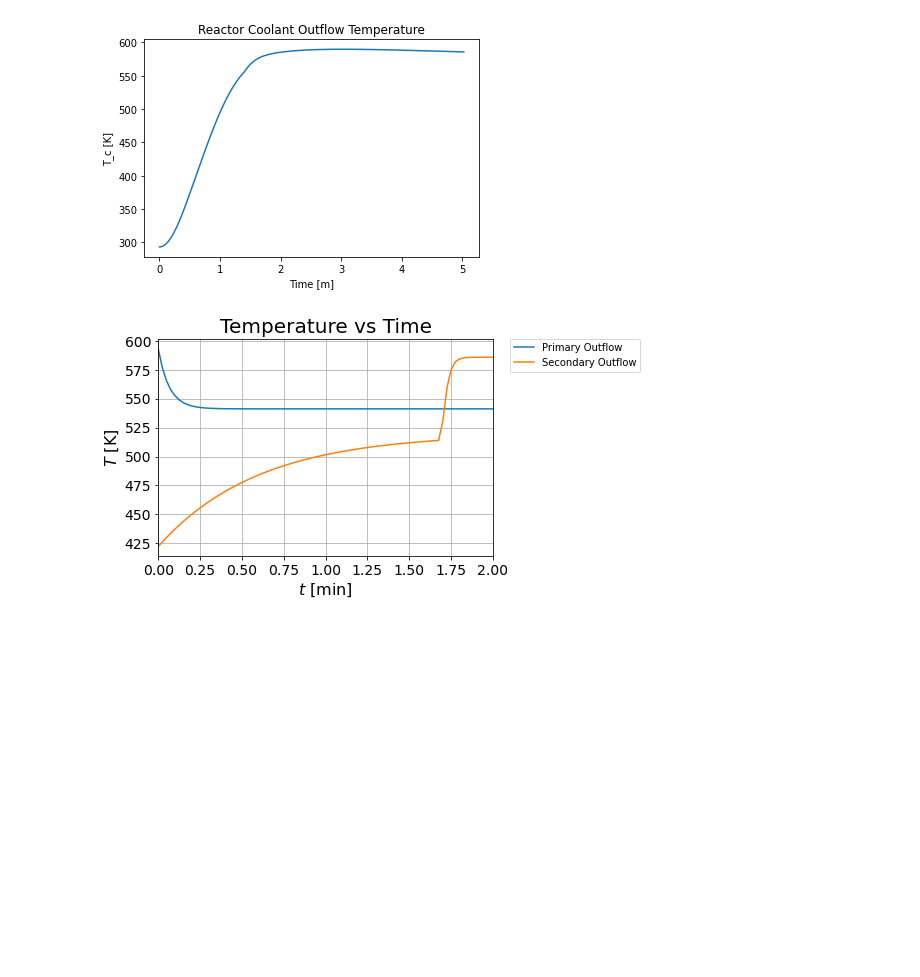
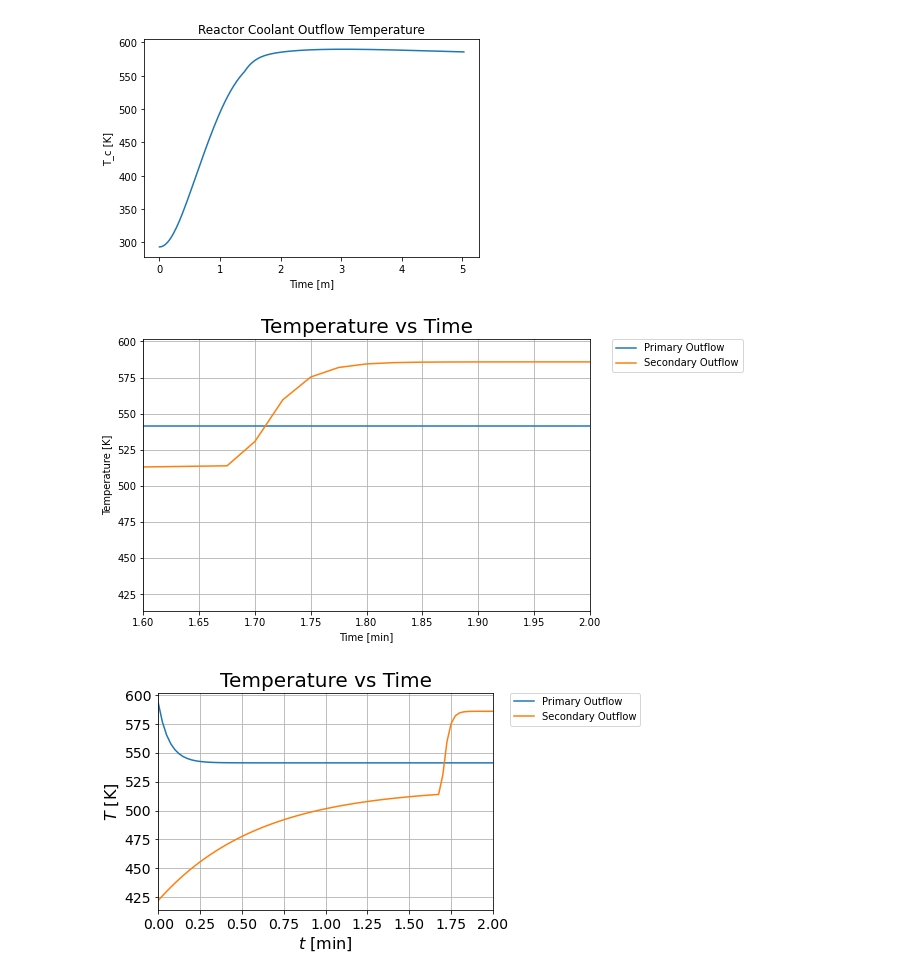
Before and after one commit to khurrumsaleem/engy-4390, a Jupyter notebook: projects/sm-pwr/project-report.ipynb, the cells around one changed output. Cells and saved outputs as stored; diff of their text form; code cells hidden in the pictures; blank space fills up the shorter version.

```diff
--- a/projects/sm-pwr/project-report.ipynb
+++ b/projects/sm-pwr/project-report.ipynb
@@ -314,6 +314,28 @@ print(quant.value.loc[0])
 y = [i for i in quant_1.value]
 (quant, time_unit) = steamer.secondary_outflow_phase.get_quantity_history('temp')
 y_2 = [i for i in quant.value]
+# %%
+fig = plt.figure(1)
+plt.xlabel('Time [min]')
+plt.ylabel('Temperature [K]')
+plt.title('Temperature vs Time',fontsize=20)
+plt.xlim(1.6,2.0)
+
+
+temp1 = steamer.primary_outflow_phase.get_quantity_history('temp')[0].value
+temp2 = steamer.secondary_outflow_phase.get_quantity_history('temp')[0].value
+
+plt.plot(list(temp1.index/60), temp1.tolist(), label = "Primary Outflow")
+plt.plot(list(temp2.index/60), temp2.tolist(), label = "Secondary Outflow")
+
+
+plt.legend(bbox_to_anchor=(1.05, 1), loc='upper left', borderaxespad=0.)
+
+plt.rcParams['figure.figsize'] = [8,5]
+plt.grid()
+plt.show()
+# %% [output]
+[figure, added]
 # %%
 from matplotlib import pyplot as plt
 import matplotlib.patches as mpatches
```
